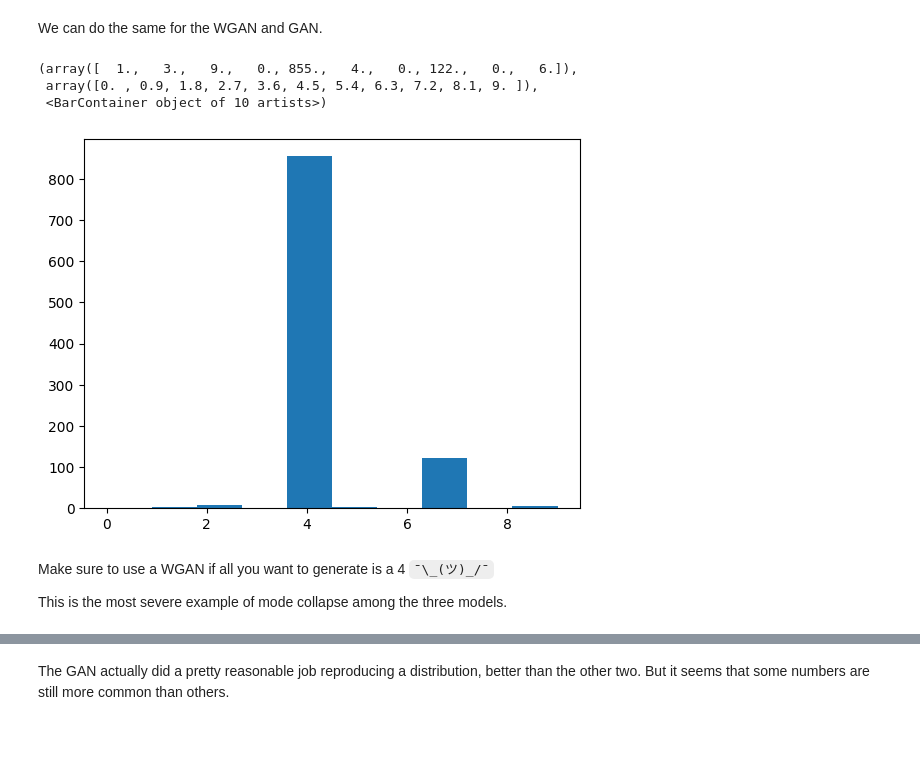
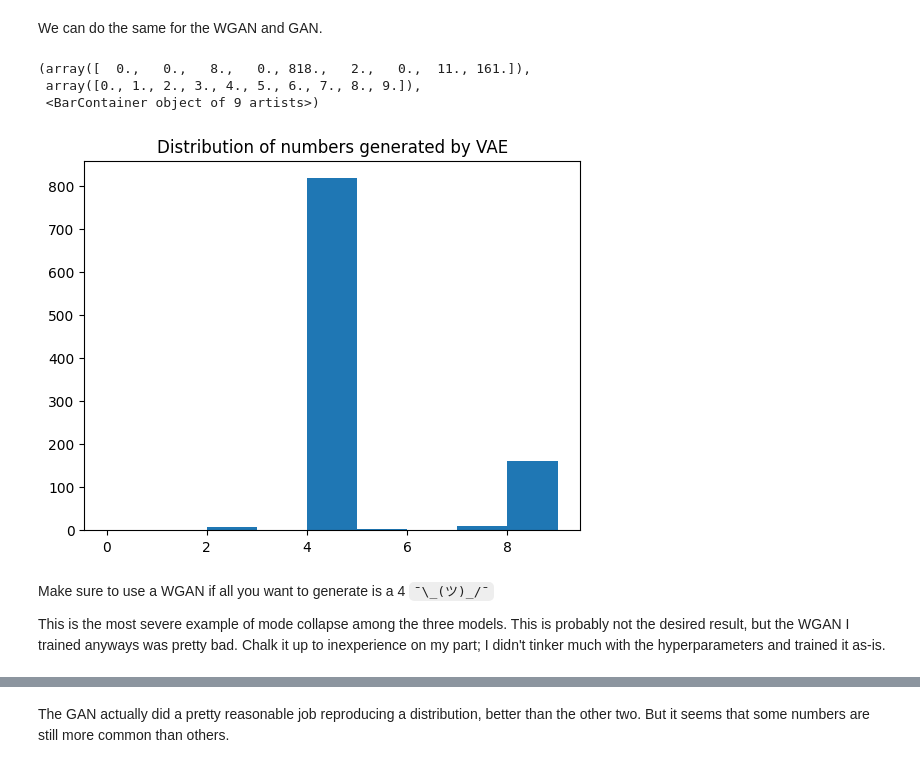
Before and after one commit to ahmedali6395/ml-physics, a Jupyter notebook: pset_2/Physics_569_Problem_Set_2.ipynb, the cells around one changed output, grey strips where cells are left out. Cells and saved outputs as stored; diff of their text form; code cells hidden in the pictures; blank space fills up the shorter version.

```diff
--- a/pset_2/Physics_569_Problem_Set_2.ipynb
+++ b/pset_2/Physics_569_Problem_Set_2.ipynb
@@ -995,18 +1041,18 @@ As we can see with the VAE, we have some severe mode collapse. Our distribution
 We can do the same for the WGAN and GAN.
 # %%
 counts_wgan  = torch.argmax(classifier_mnist(wgan_samples), dim=1)
-
-plt.hist(counts_wgan.numpy())
+plt.title("Distribution of numbers generated by VAE")
+plt.hist(counts_wgan.numpy(), bins=np.arange(10))
 # %% [output]
-(array([  1.,   3.,   9.,   0., 855.,   4.,   0., 122.,   0.,   6.]),
- array([0. , 0.9, 1.8, 2.7, 3.6, 4.5, 5.4, 6.3, 7.2, 8.1, 9. ]),
- <BarContainer object of 10 artists>)
+(array([  0.,   0.,   8.,   0., 818.,   2.,   0.,  11., 161.]),
+ array([0., 1., 2., 3., 4., 5., 6., 7., 8., 9.]),
+ <BarContainer object of 9 artists>)
-[figure, old version]
+[figure, new version]
 # %% [markdown]
 Make sure to use a WGAN if all you want to generate is a 4 `¯\_(ツ)_/¯`
 
 
-This is the most severe example of mode collapse among the three models.
+This is the most severe example of mode collapse among the three models. This is probably not the desired result, but the WGAN I trained anyways was pretty bad. Chalk it up to inexperience on my part; I didn't tinker much with the hyperparameters and trained it as-is.
 # %%
 counts_gan  = torch.argmax(classifier_mnist(gan_samples), dim=1)
 
```
Also changed, not shown: parts of 20 cells of this notebook.
